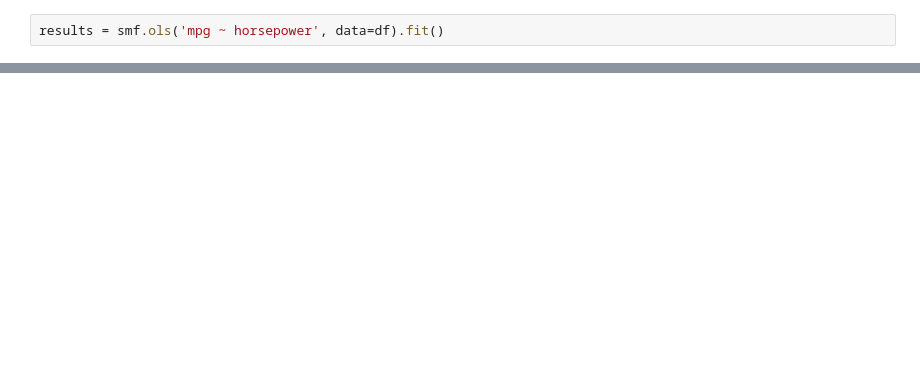
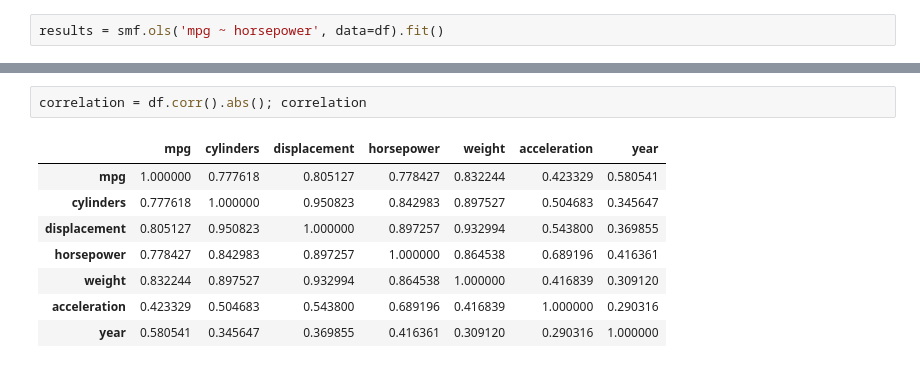
Before and after one commit to kestarumper/StudiaMgr, a Jupyter notebook: II/DataMining/l2/ex10.ipynb, the cells around one changed output, grey strips where cells are left out. Saved outputs shown, nothing was run; the diff lists cells and outputs as text; blank space fills up the shorter version.

```diff
--- a/II/DataMining/l2/ex10.ipynb
+++ b/II/DataMining/l2/ex10.ipynb
@@ -63,0 +90,11 @@ Warnings:
+# %%
+correlation = df.corr().abs(); correlation
+# %% [output]
+|  | mpg | cylinders | displacement | horsepower | weight | acceleration | year |
+| mpg | 1.000000 | 0.777618 | 0.805127 | 0.778427 | 0.832244 | 0.423329 | 0.580541 |
+| cylinders | 0.777618 | 1.000000 | 0.950823 | 0.842983 | 0.897527 | 0.504683 | 0.345647 |
+| displacement | 0.805127 | 0.950823 | 1.000000 | 0.897257 | 0.932994 | 0.543800 | 0.369855 |
+| horsepower | 0.778427 | 0.842983 | 0.897257 | 1.000000 | 0.864538 | 0.689196 | 0.416361 |
+| weight | 0.832244 | 0.897527 | 0.932994 | 0.864538 | 1.000000 | 0.416839 | 0.309120 |
+| acceleration | 0.423329 | 0.504683 | 0.543800 | 0.689196 | 0.416839 | 1.000000 | 0.290316 |
+| year | 0.580541 | 0.345647 | 0.369855 | 0.416361 | 0.309120 | 0.290316 | 1.000000 |
```
Also changed, not shown: parts of 11 cells of this notebook, 2 other files.
